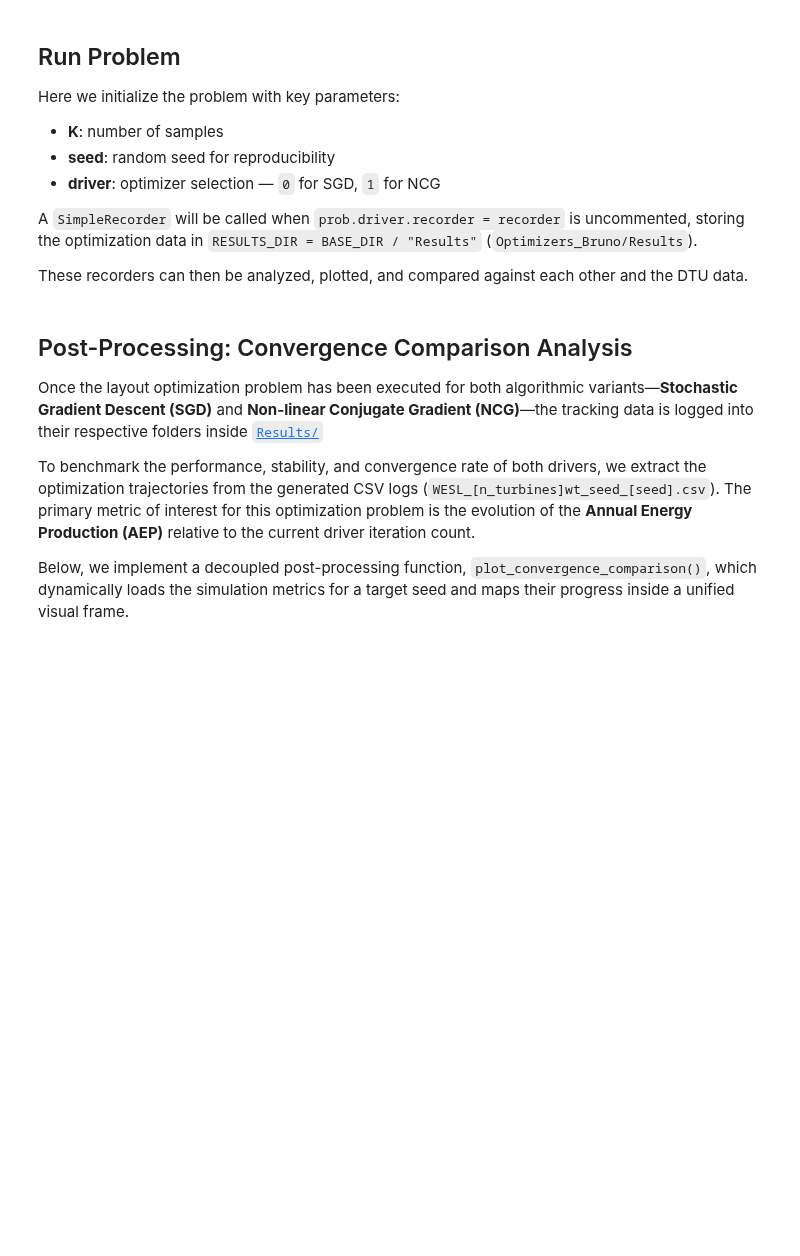
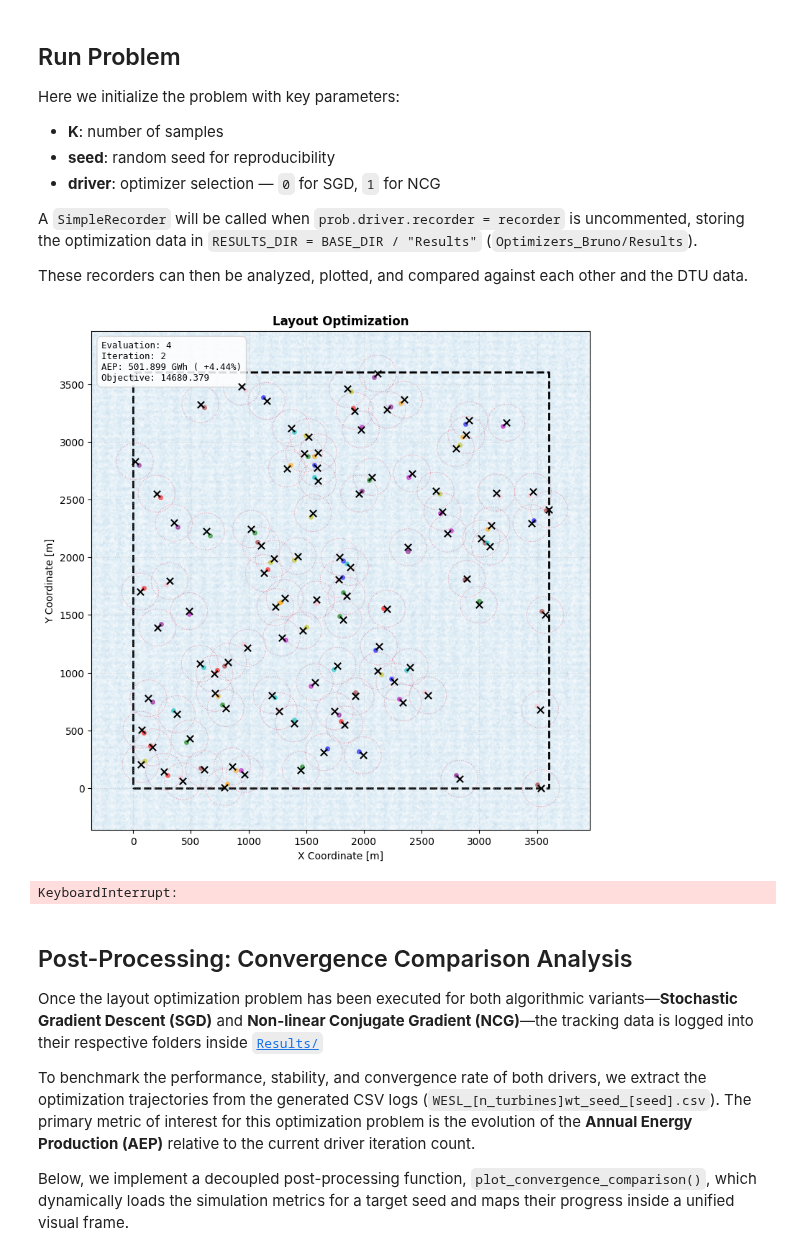
Before and after one commit to rafaelvalotta/WESL, a Jupyter notebook: wesl/Optimizers_Bruno/Notebooks/Optimizer.ipynb, the cells around one changed output. Cells and saved outputs as stored; diff of their text form; code cells hidden in the pictures; blank space fills up the shorter version.

```diff
--- a/wesl/Optimizers_Bruno/Notebooks/Optimizer.ipynb
+++ b/wesl/Optimizers_Bruno/Notebooks/Optimizer.ipynb
@@ -442,7 +464,10 @@ These recorders can then be analyzed, plotted, and compared against each other a
 # %%
 %matplotlib widget
 
-prob, recorder, log_path = main(seed=1, K=50, driver=1, maxiter=100)
+prob, recorder, log_path = main(seed=2, K=50, driver=1, maxiter=20)
+# %% [output]
+[figure, added]
+KeyboardInterrupt:
 # %% [markdown]
 
 
```
Also changed, not shown: parts of 5 cells of this notebook, 3 other files.
